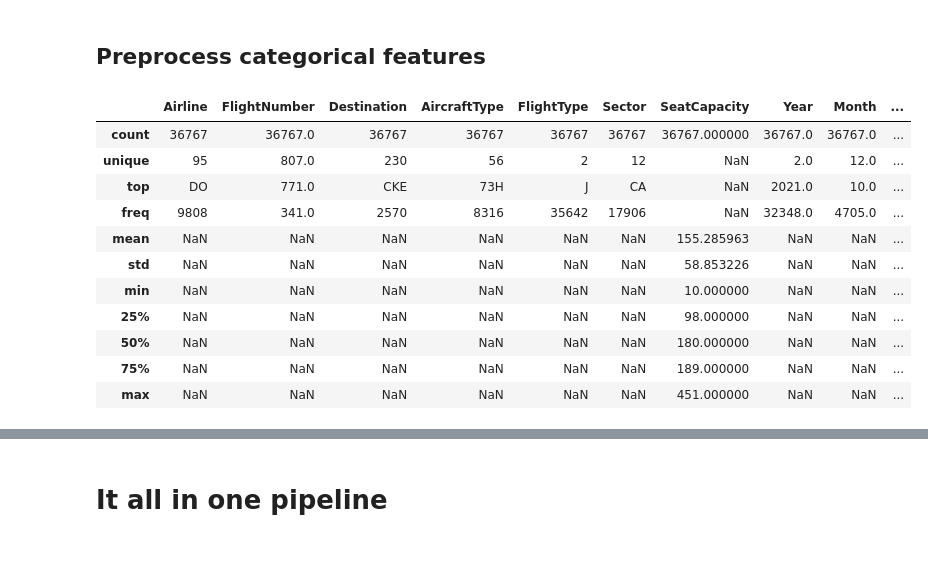
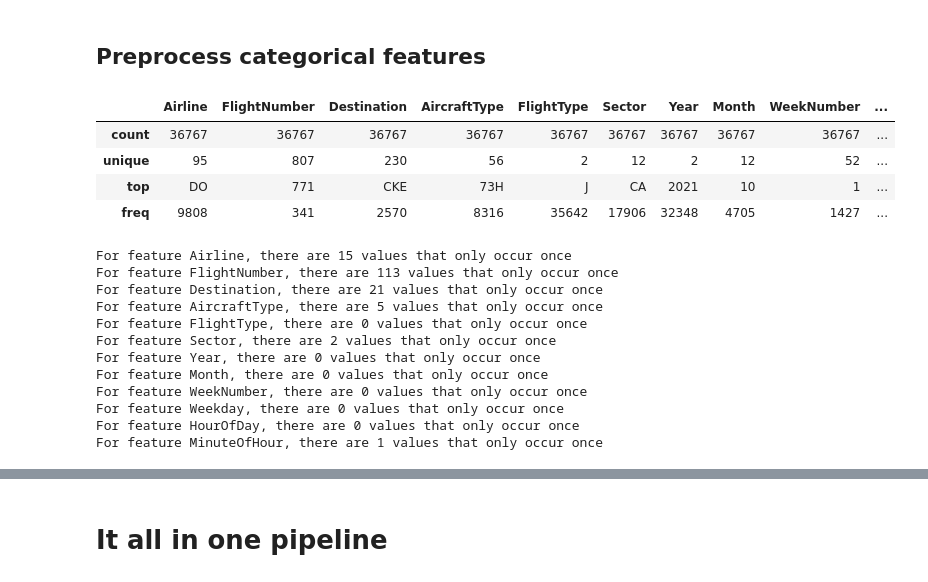
Before and after one commit to augustsemrau/02582case1, a Jupyter notebook: notebooks/data_preprocessing.ipynb, the cells around one changed output, grey strips where cells are left out. Drawn from its saved outputs; the diff is of its cells as text; code cells hidden in the pictures; blank space fills up the shorter version.

```diff
--- a/notebooks/data_preprocessing.ipynb
+++ b/notebooks/data_preprocessing.ipynb
@@ -90,7 +86,7 @@ Data had 36770 rows pre-nan-removal, now has 36767 rows.
 X['Year'] = X['ScheduleTime'].dt.year
 X['Month'] = X['ScheduleTime'].dt.month
 X['WeekNumber'] = X['ScheduleTime'].dt.isocalendar().week % 52;
-X['Weekday'] = X['ScheduleTime'].dt.dayofweek + 1;
+X['Weekday'] = X['ScheduleTime'].dt.dayofweek;
 X['HourOfDay'] = X['ScheduleTime'].dt.hour
 X['MinuteOfHour'] = X['ScheduleTime'].dt.minute
 
@@ -120,20 +116,31 @@ X
 ## Preprocess categorical features
 # %%
 ### We need to find out how many categorical values exist for each feature
-X.describe(include = ['int64','object'])
+# X.describe(include = ['int64','object'])
+X.describe(include = ['object'])
 
 # ## We see one row with wrong FLightType value, and remove it
 # X = X.loc[df['FlightType'].isin(['C', 'J'])]
 # %% [output]
-|  | Airline | FlightNumber | Destination | AircraftType | FlightType | Sector | SeatCapacity | Year | Month | ... |
-| count | 36767 | 36767.0 | 36767 | 36767 | 36767 | 36767 | 36767.000000 | 36767.0 | 36767.0 | ... |
-| unique | 95 | 807.0 | 230 | 56 | 2 | 12 | NaN | 2.0 | 12.0 | ... |
-| top | DO | 771.0 | CKE | 73H | J | CA | NaN | 2021.0 | 10.0 | ... |
-| freq | 9808 | 341.0 | 2570 | 8316 | 35642 | 17906 | NaN | 32348.0 | 4705.0 | ... |
-| mean | NaN | NaN | NaN | NaN | NaN | NaN | 155.285963 | NaN | NaN | ... |
-| std | NaN | NaN | NaN | NaN | NaN | NaN | 58.853226 | NaN | NaN | ... |
-| min | NaN | NaN | NaN | NaN | NaN | NaN | 10.000000 | NaN | NaN | ... |
-| 25% | NaN | NaN | NaN | NaN | NaN | NaN | 98.000000 | NaN | NaN | ... |
-| 50% | NaN | NaN | NaN | NaN | NaN | NaN | 180.000000 | NaN | NaN | ... |
-| 75% | NaN | NaN | NaN | NaN | NaN | NaN | 189.000000 | NaN | NaN | ... |
-| max | NaN | NaN | NaN | NaN | NaN | NaN | 451.000000 | NaN | NaN | ... |
+|  | Airline | FlightNumber | Destination | AircraftType | FlightType | Sector | Year | Month | WeekNumber | ... |
+| count | 36767 | 36767 | 36767 | 36767 | 36767 | 36767 | 36767 | 36767 | 36767 | ... |
+| unique | 95 | 807 | 230 | 56 | 2 | 12 | 2 | 12 | 52 | ... |
+| top | DO | 771 | CKE | 73H | J | CA | 2021 | 10 | 1 | ... |
+| freq | 9808 | 341 | 2570 | 8316 | 35642 | 17906 | 32348 | 4705 | 1427 | ... |
+# %%
+nominal_cols = ['Airline', 'FlightNumber', 'Destination', 'AircraftType', 'FlightType', 'Sector', 'Year', 'Month', 'WeekNumber', 'Weekday', 'HourOfDay', 'MinuteOfHour']
+for col in nominal_cols:
+    print(f'For feature {col}, there are {X[X.groupby(by=col).transform(len) == 1].count()[0]} values that only occur once')
+# %% [output]
+For feature Airline, there are 15 values that only occur once
+For feature FlightNumber, there are 113 values that only occur once
+For feature Destination, there are 21 values that only occur once
+For feature AircraftType, there are 5 values that only occur once
+For feature FlightType, there are 0 values that only occur once
+For feature Sector, there are 2 values that only occur once
+For feature Year, there are 0 values that only occur once
+For feature Month, there are 0 values that only occur once
+For feature WeekNumber, there are 0 values that only occur once
+For feature Weekday, there are 0 values that only occur once
+For feature HourOfDay, there are 0 values that only occur once
+For feature MinuteOfHour, there are 1 values that only occur once
```
Also changed, not shown: parts of 4 cells of this notebook, 1 other file.
